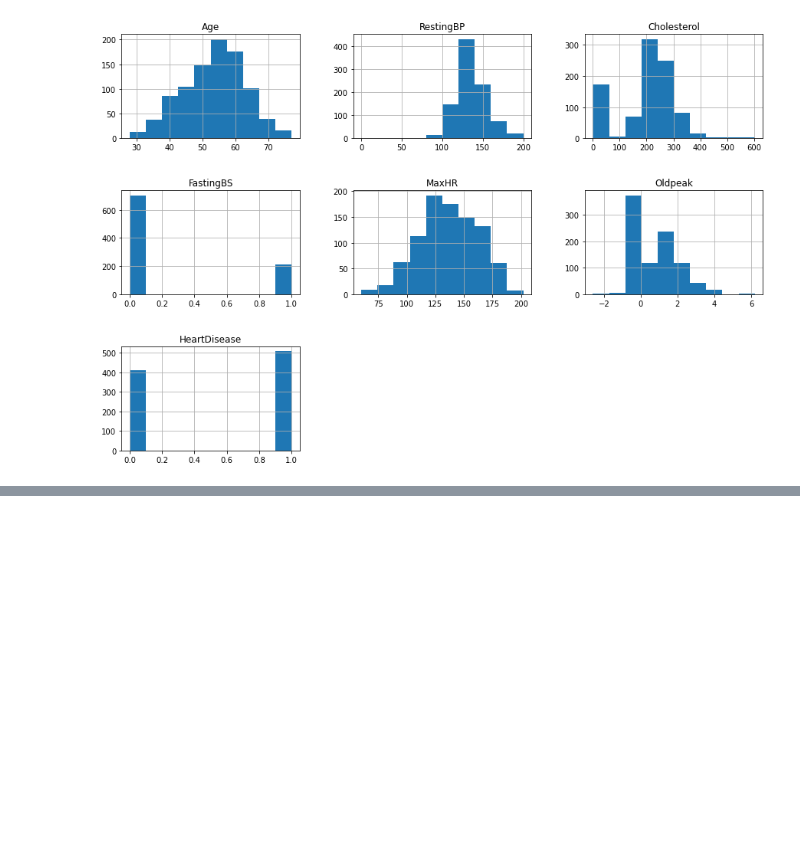
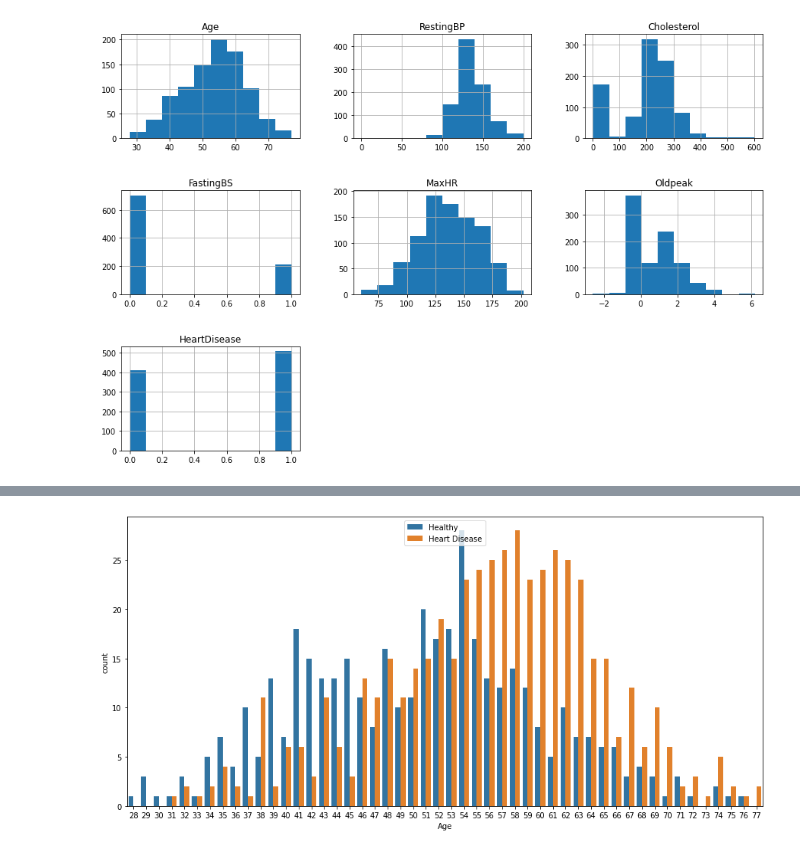
Before and after one commit to ewashley/Heart-Failure-Capstone, a Jupyter notebook: heart_data.ipynb, the cells around one changed output, grey strips where cells are left out. Saved outputs shown, nothing was run; the diff lists cells and outputs as text; code cells hidden in the pictures; blank space fills up the shorter version.

```diff
--- a/heart_data.ipynb
+++ b/heart_data.ipynb
@@ -110,0 +119,9 @@ There are no null values, outliers, or duplicates in the set. The data as receiv
+# %%
+# Here we can see the age distribution in the data
+
+plt.figure(figsize=(15,7))
+sns.countplot(x='Age', data=heart_data, hue='HeartDisease')
+plt.legend(['Healthy', 'Heart Disease'])
+plt.show()
+# %% [output]
+[figure, added]
```
Also changed, not shown: parts of 8 cells of this notebook.
